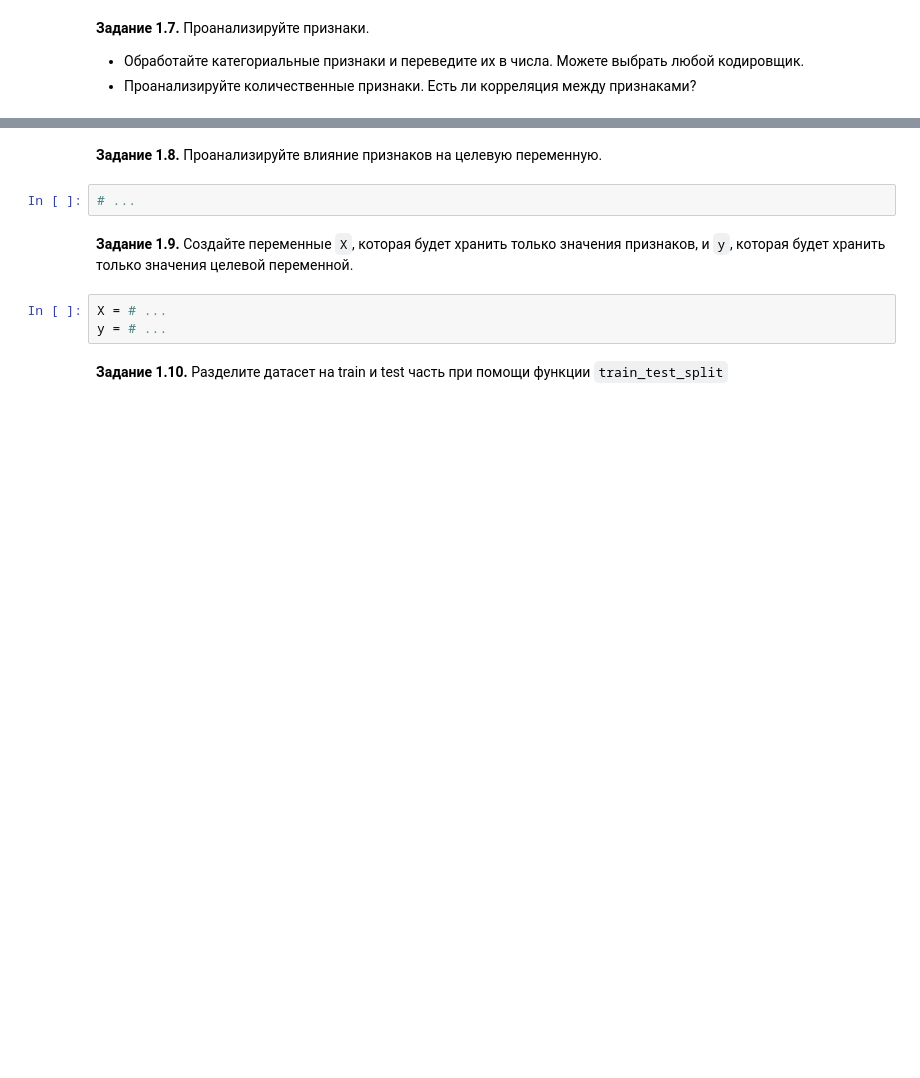
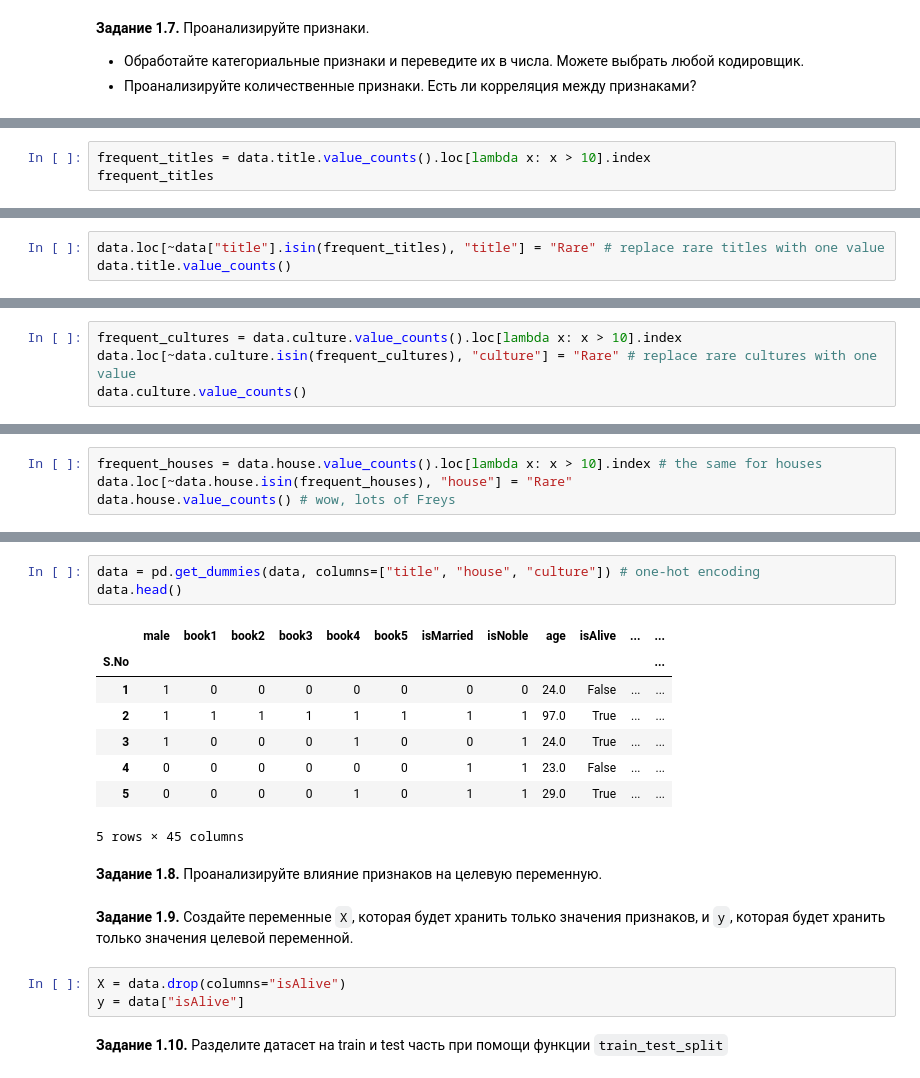
Before and after one commit to ilev-sergey/deep-learning-school, a Jupyter notebook: [homework_4_2_]game_of_thrones_prediction.ipynb, the cells around one changed output, grey strips where cells are left out. Cells and saved outputs as stored; diff of their text form; blank space fills up the shorter version.

```diff
--- a/[homework_4_2_]game_of_thrones_prediction.ipynb
+++ b/[homework_4_2_]game_of_thrones_prediction.ipynb
@@ -188,0 +285,3 @@ data.drop(columns=[...], inplace = True)
+# %%
+frequent_titles = data.title.value_counts().loc[lambda x: x > 10].index
+frequent_titles
@@ -188,0 +290,3 @@ data.drop(columns=[...], inplace = True)
+# %%
+data.loc[~data["title"].isin(frequent_titles), "title"] = "Rare" # replace rare titles with one value
+data.title.value_counts()
@@ -188,0 +315,4 @@ data.drop(columns=[...], inplace = True)
+# %%
+frequent_cultures = data.culture.value_counts().loc[lambda x: x > 10].index
+data.loc[~data.culture.isin(frequent_cultures), "culture"] = "Rare" # replace rare cultures with one value
+data.culture.value_counts()
@@ -188,0 +339,4 @@ data.drop(columns=[...], inplace = True)
+# %%
+frequent_houses = data.house.value_counts().loc[lambda x: x > 10].index # the same for houses
+data.loc[~data.house.isin(frequent_houses), "house"] = "Rare"
+data.house.value_counts() # wow, lots of Freys
@@ -189,12 +361,22 @@ data.drop(columns=[...], inplace = True)
+# %%
+data = pd.get_dummies(data, columns=["title", "house", "culture"]) # one-hot encoding
+data.head()
+# %% [output]
+|  | male | book1 | book2 | book3 | book4 | book5 | isMarried | isNoble | age | isAlive | ... | ... |
+| S.No |  |  |  |  |  |  |  |  |  |  |  | ... |
+| 1 | 1 | 0 | 0 | 0 | 0 | 0 | 0 | 0 | 24.0 | False | ... | ... |
+| 2 | 1 | 1 | 1 | 1 | 1 | 1 | 1 | 1 | 97.0 | True | ... | ... |
+| 3 | 1 | 0 | 0 | 0 | 1 | 0 | 0 | 1 | 24.0 | True | ... | ... |
+| 4 | 0 | 0 | 0 | 0 | 0 | 0 | 1 | 1 | 23.0 | False | ... | ... |
+| 5 | 0 | 0 | 0 | 0 | 1 | 0 | 1 | 1 | 29.0 | True | ... | ... |
+5 rows × 45 columns
 # %% [markdown]
 **Задание 1.8.** Проанализируйте влияние признаков на целевую переменную.
-# %%
-# ...
 # %% [markdown]
 **Задание 1.9.** Создайте переменные `X`, которая будет хранить только значения признаков, и `y`, которая будет хранить только значения целевой переменной.
-# %%
-X = # ...
-y = # ...
+# %%
+X = data.drop(columns="isAlive")
+y = data["isAlive"]
 # %% [markdown]
 **Задание 1.10.** Разделите датасет на train и test часть при помощи функции `train_test_split`
 # %%
```
Also changed, not shown: parts of 32 cells of this notebook.
